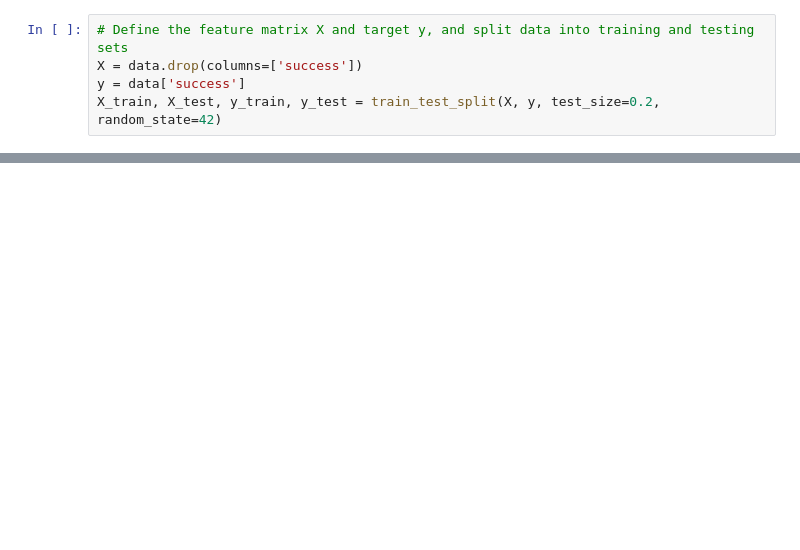
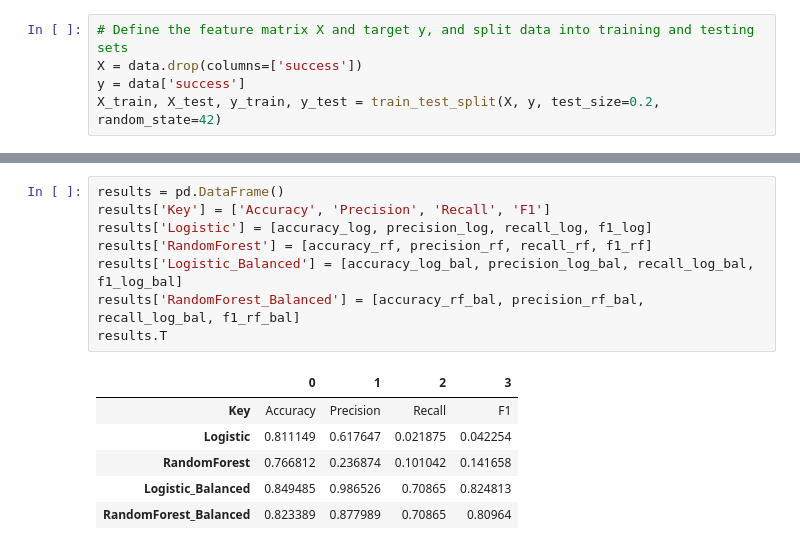
Before and after one commit to phthiessen/IU_CaseStudy, a Jupyter notebook: BaseLineModel.ipynb, the cells around one changed output, grey strips where cells are left out. Saved outputs shown, nothing was run; the diff lists cells and outputs as text; blank space fills up the shorter version.

```diff
--- a/BaseLineModel.ipynb
+++ b/BaseLineModel.ipynb
@@ -83,0 +131,15 @@ plt.show()
+# %%
+results = pd.DataFrame()
+results['Key'] = ['Accuracy', 'Precision', 'Recall', 'F1']
+results['Logistic'] = [accuracy_log, precision_log, recall_log, f1_log]
+results['RandomForest'] = [accuracy_rf, precision_rf, recall_rf, f1_rf]
+results['Logistic_Balanced'] = [accuracy_log_bal, precision_log_bal, recall_log_bal, f1_log_bal]
+results['RandomForest_Balanced'] = [accuracy_rf_bal, precision_rf_bal, recall_log_bal, f1_rf_bal]
+results.T
+# %% [output]
+|  | 0 | 1 | 2 | 3 |
+| Key | Accuracy | Precision | Recall | F1 |
+| Logistic | 0.811149 | 0.617647 | 0.021875 | 0.042254 |
+| RandomForest | 0.766812 | 0.236874 | 0.101042 | 0.141658 |
+| Logistic_Balanced | 0.849485 | 0.986526 | 0.70865 | 0.824813 |
+| RandomForest_Balanced | 0.823389 | 0.877989 | 0.70865 | 0.80964 |
```
Also changed, not shown: parts of 11 cells of this notebook.
